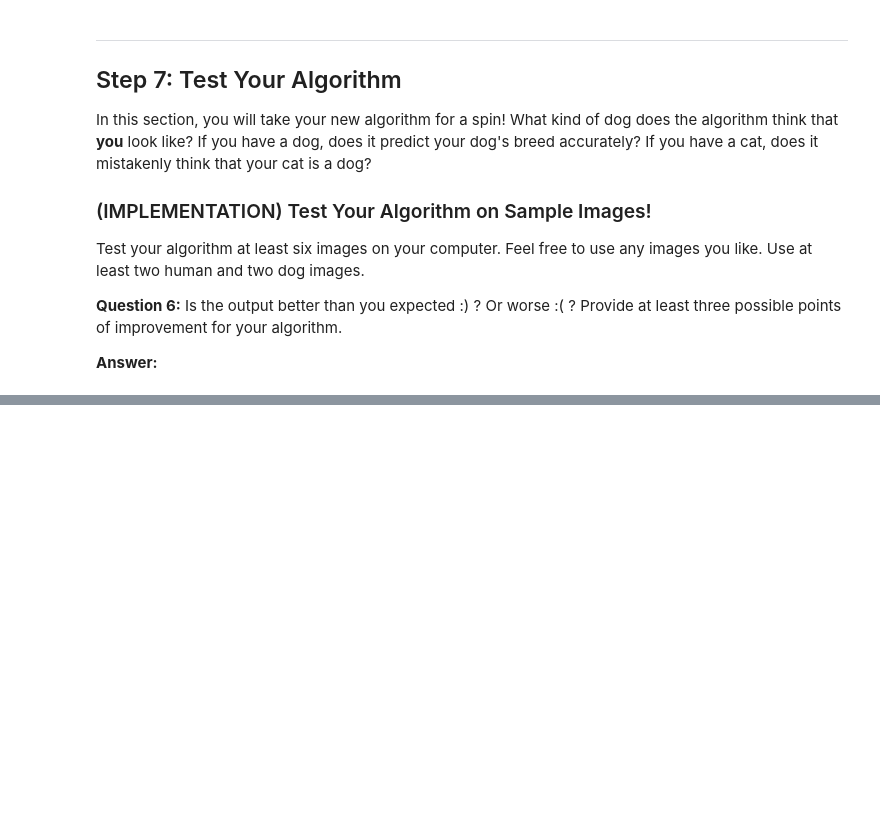
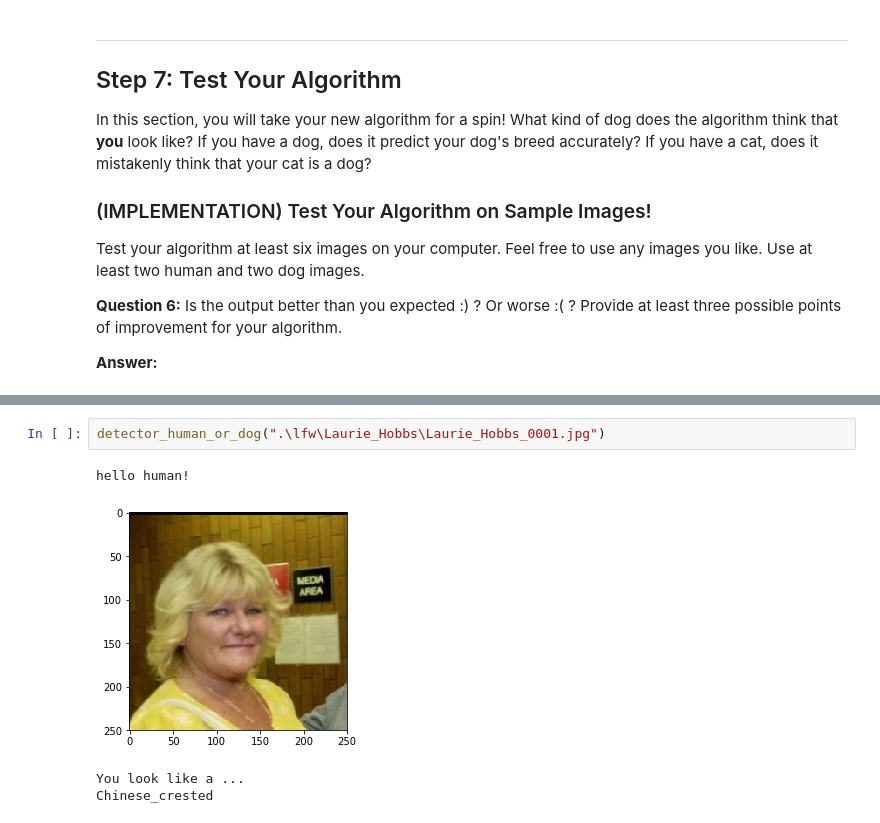
Before and after one commit to Vinayrraj/dog-project, a Jupyter notebook: dog_app.ipynb, the cells around one changed output, grey strips where cells are left out. Drawn from its saved outputs; the diff is of its cells as text; blank space fills up the shorter version.

```diff
--- a/dog_app.ipynb
+++ b/dog_app.ipynb
@@ -756,0 +876,7 @@ detector_human_or_dog(dog_files_short[43])
+# %%
+detector_human_or_dog(".\lfw\Laurie_Hobbs\Laurie_Hobbs_0001.jpg")
+# %% [output]
+hello human!
+[figure, added]
+You look like a ...
+Chinese_crested
```
Also changed, not shown: parts of 20 cells of this notebook, 3 other files.
